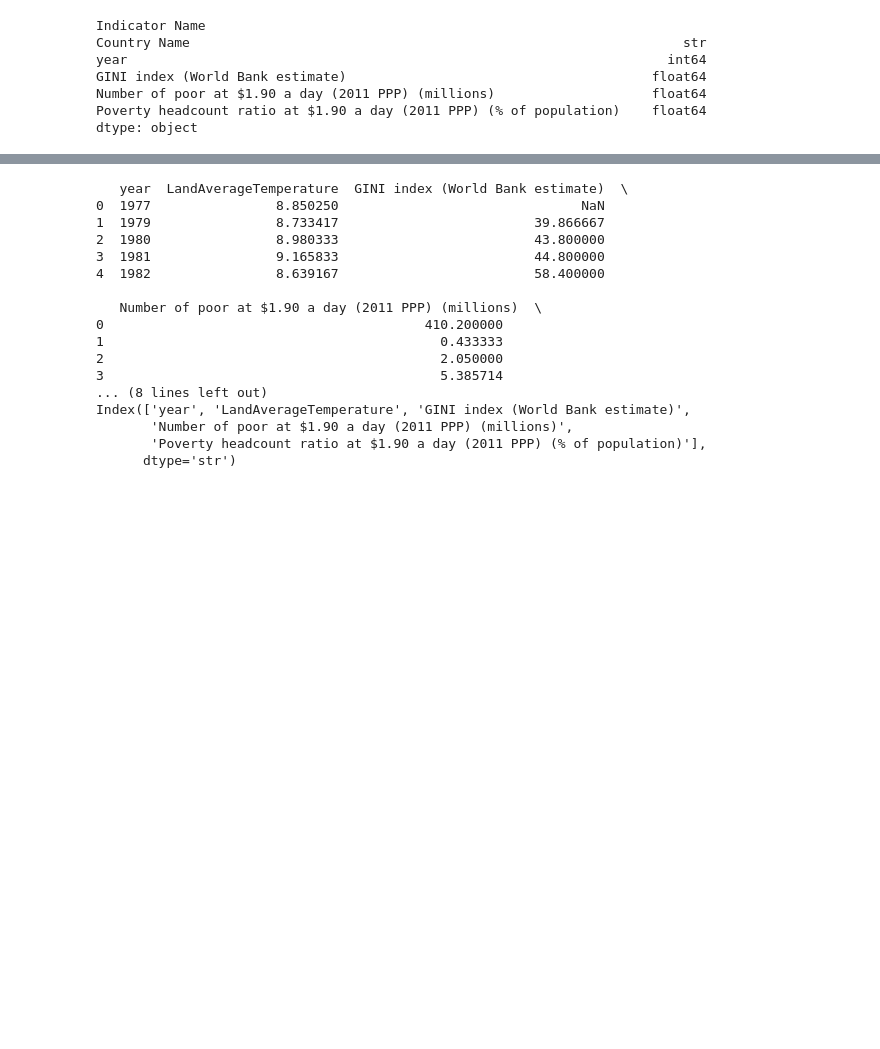
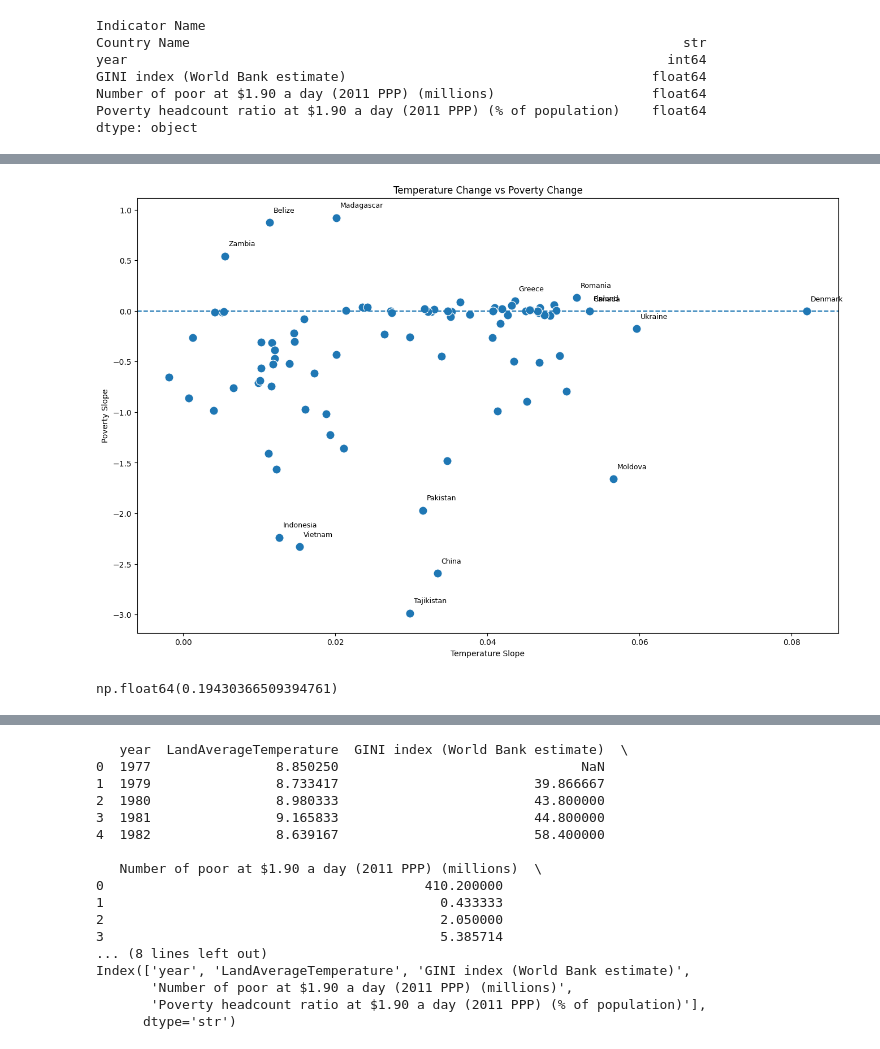
Before and after one commit to JaphletM/climate-watch, a Jupyter notebook: Opdracht 2/notebook.ipynb, the cells around one changed output, grey strips where cells are left out. Cells and saved outputs as stored; diff of their text form; code cells hidden in the pictures; blank space fills up the shorter version.

```diff
--- a/Opdracht 2/notebook.ipynb
+++ b/Opdracht 2/notebook.ipynb
@@ -1105,0 +1431,6 @@ dtype: object
+# %%
+poverty_trend = poverty_wide[
+    ["Country Name", "year", poverty_col]
+].copy()
+# %%
+poverty_trend = poverty_trend.dropna(subset=[poverty_col])
@@ -1105,0 +1480,58 @@ dtype: object
+# %%
+merged_slopes = pd.merge(
+    country_slope_df,
+    poverty_slope_df,
+    on="Country",
+    how="inner"
+)
+# %%
+import seaborn as sns
+import matplotlib.pyplot as plt
+import pandas as pd
+
+plt.figure(figsize=(16,10))
+
+sns.scatterplot(
+    data=merged_slopes,
+    x="Slope_per_year",
+    y="Poverty_Slope",
+    s=120
+)
+
+# Largest warming
+top_warming = merged_slopes.nlargest(5, "Slope_per_year")
+
+# Largest poverty reduction
+top_reduction = merged_slopes.nsmallest(5, "Poverty_Slope")
+
+# Largest poverty increase
+top_increase = merged_slopes.nlargest(5, "Poverty_Slope")
+
+# Combine all labels
+label_df = pd.concat([
+    top_warming,
+    top_reduction,
+    top_increase
+]).drop_duplicates()
+
+# Add labels
+for i, row in label_df.iterrows():
+    plt.text(
+        row["Slope_per_year"] + 0.0005,
+        row["Poverty_Slope"] + 0.1,
+        row["Country"],
+        fontsize=9
+    )
+
+plt.title("Temperature Change vs Poverty Change")
+plt.xlabel("Temperature Slope")
+plt.ylabel("Poverty Slope")
+
+plt.axhline(0, linestyle="--")
+plt.show()
+# %% [output]
+[figure, added]
+# %%
+merged_slopes["Slope_per_year"].corr(merged_slopes["Poverty_Slope"])
+# %% [output]
+np.float64(0.19430366509394761)
```
Also changed, not shown: parts of 55 cells of this notebook, 19 other files.
